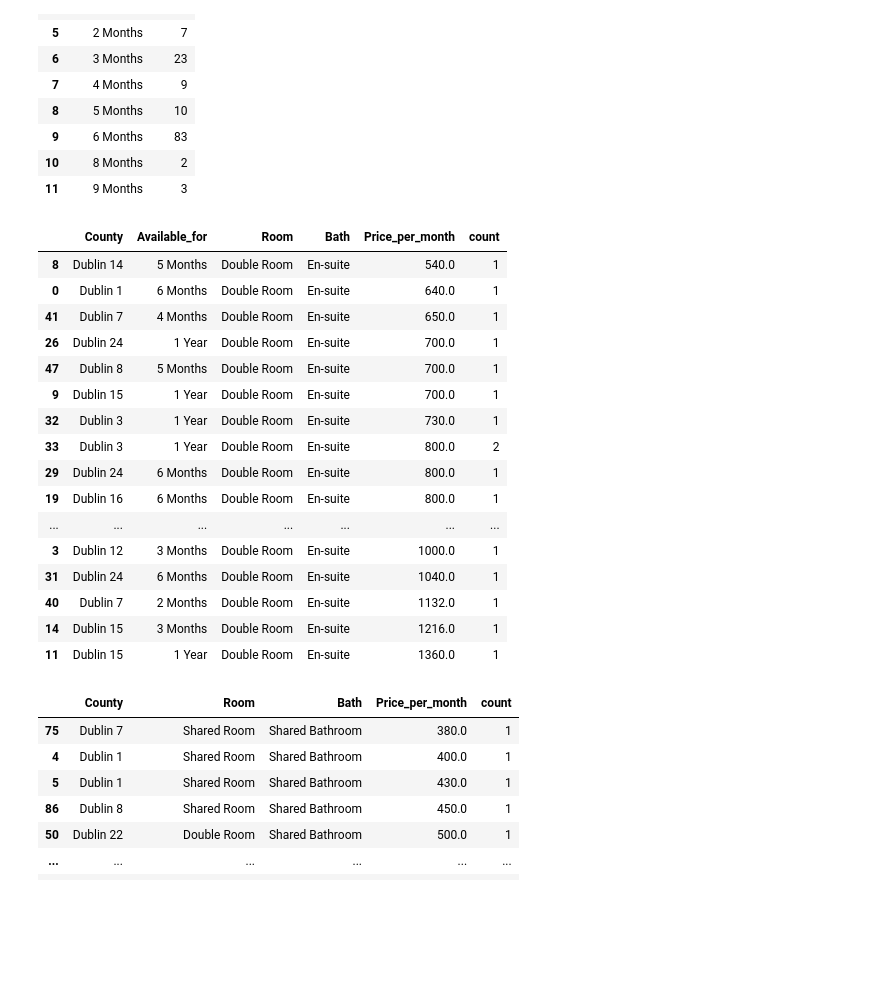
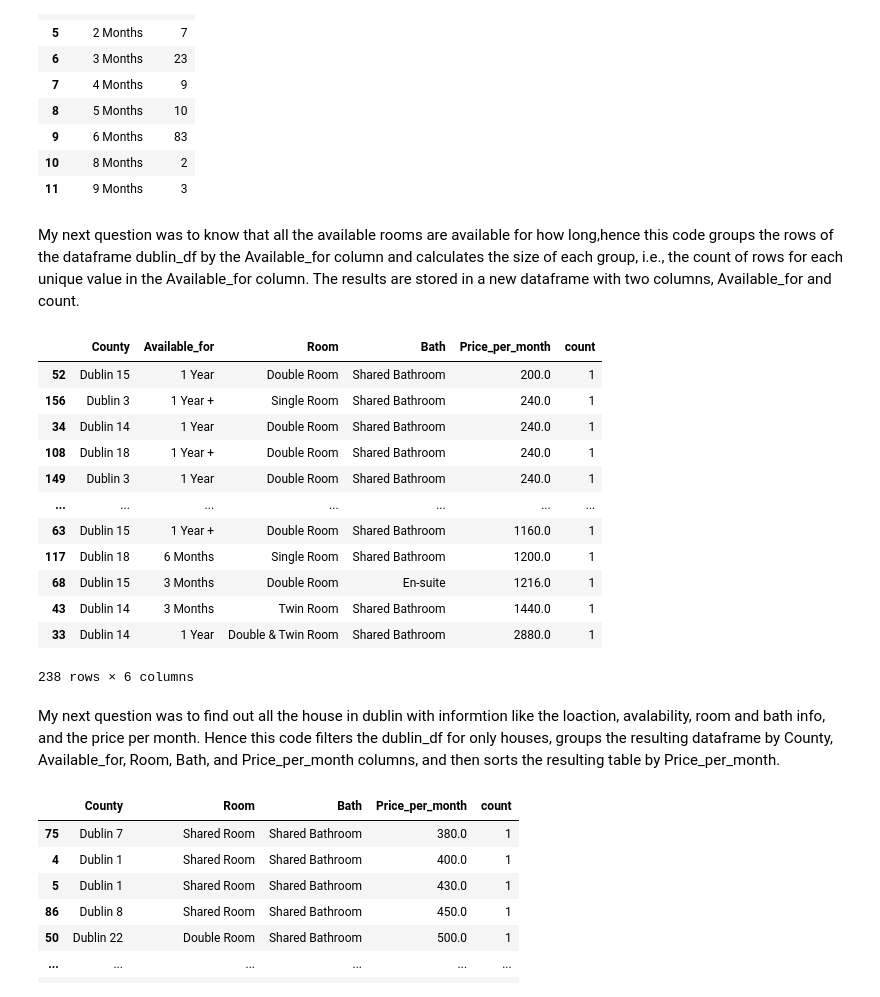
Before and after one commit to h-y-vivien/CA-2-Project, a Jupyter notebook: Data Analysis/ArkamShaikh.ipynb, the cells around one changed output. Cells and saved outputs as stored; diff of their text form; code cells hidden in the pictures; blank space fills up the shorter version.

```diff
--- a/Data Analysis/ArkamShaikh.ipynb
+++ b/Data Analysis/ArkamShaikh.ipynb
@@ -179,29 +194,29 @@ dublin_df.groupby(['Available_for']).size().reset_index(name='count')
 | 9 | 6 Months | 83 |
 | 10 | 8 Months | 2 |
 | 11 | 9 Months | 3 |
+# %% [markdown]
+My next question was to know that all the available rooms are available for how long,hence this code groups the rows of the dataframe dublin_df by the Available_for column and calculates the size of each group, i.e., the count of rows for each unique value in the Available_for column. The results are stored in a new dataframe with two columns, Available_for and count.
 # %%
 house_df = dublin_df[(df['Property_type'] == 'House')]
-house_table = filtered_df.groupby(['County', 'Available_for',"Room","Bath", 'Price_per_month']).size().reset_index(name='count')
+house_table = house_df.groupby(['County', 'Available_for',"Room","Bath", 'Price_per_month']).size().reset_index(name='count')
 house_table.sort_values('Price_per_month',axis=0, inplace=True)
 house_table
 # %% [output]
 |  | County | Available_for | Room | Bath | Price_per_month | count |
-| 8 | Dublin 14 | 5 Months | Double Room | En-suite | 540.0 | 1 |
-| 0 | Dublin 1 | 6 Months | Double Room | En-suite | 640.0 | 1 |
-| 41 | Dublin 7 | 4 Months | Double Room | En-suite | 650.0 | 1 |
-| 26 | Dublin 24 | 1 Year | Double Room | En-suite | 700.0 | 1 |
-| 47 | Dublin 8 | 5 Months | Double Room | En-suite | 700.0 | 1 |
-| 9 | Dublin 15 | 1 Year | Double Room | En-suite | 700.0 | 1 |
-| 32 | Dublin 3 | 1 Year | Double Room | En-suite | 730.0 | 1 |
-| 33 | Dublin 3 | 1 Year | Double Room | En-suite | 800.0 | 2 |
-| 29 | Dublin 24 | 6 Months | Double Room | En-suite | 800.0 | 1 |
-| 19 | Dublin 16 | 6 Months | Double Room | En-suite | 800.0 | 1 |
+| 52 | Dublin 15 | 1 Year | Double Room | Shared Bathroom | 200.0 | 1 |
+| 156 | Dublin 3 | 1 Year + | Single Room | Shared Bathroom | 240.0 | 1 |
+| 34 | Dublin 14 | 1 Year | Double Room | Shared Bathroom | 240.0 | 1 |
+| 108 | Dublin 18 | 1 Year + | Double Room | Shared Bathroom | 240.0 | 1 |
+| 149 | Dublin 3 | 1 Year | Double Room | Shared Bathroom | 240.0 | 1 |
 | ... | ... | ... | ... | ... | ... | ... |
-| 3 | Dublin 12 | 3 Months | Double Room | En-suite | 1000.0 | 1 |
-| 31 | Dublin 24 | 6 Months | Double Room | En-suite | 1040.0 | 1 |
-| 40 | Dublin 7 | 2 Months | Double Room | En-suite | 1132.0 | 1 |
-| 14 | Dublin 15 | 3 Months | Double Room | En-suite | 1216.0 | 1 |
-| 11 | Dublin 15 | 1 Year | Double Room | En-suite | 1360.0 | 1 |
+| 63 | Dublin 15 | 1 Year + | Double Room | Shared Bathroom | 1160.0 | 1 |
+| 117 | Dublin 18 | 6 Months | Single Room | Shared Bathroom | 1200.0 | 1 |
+| 68 | Dublin 15 | 3 Months | Double Room | En-suite | 1216.0 | 1 |
+| 43 | Dublin 14 | 3 Months | Twin Room | Shared Bathroom | 1440.0 | 1 |
+| 33 | Dublin 14 | 1 Year | Double & Twin Room | Shared Bathroom | 2880.0 | 1 |
+238 rows × 6 columns
+# %% [markdown]
+My next question was to find out all the house in dublin with informtion like the loaction, avalability, room and bath info, and the price per month. Hence this code filters the dublin_df for only houses, groups the resulting dataframe by County, Available_for, Room, Bath, and Price_per_month columns, and then sorts the resulting table by Price_per_month.
 # %%
 filtered_df =dublin_df[(df['Property_type'] == 'Apartment') ]
 freq_table = filtered_df.groupby(['County',"Room","Bath", 'Price_per_month']).size().reset_index(name='count')
```
Also changed, not shown: parts of 16 cells of this notebook, 1 other file.
